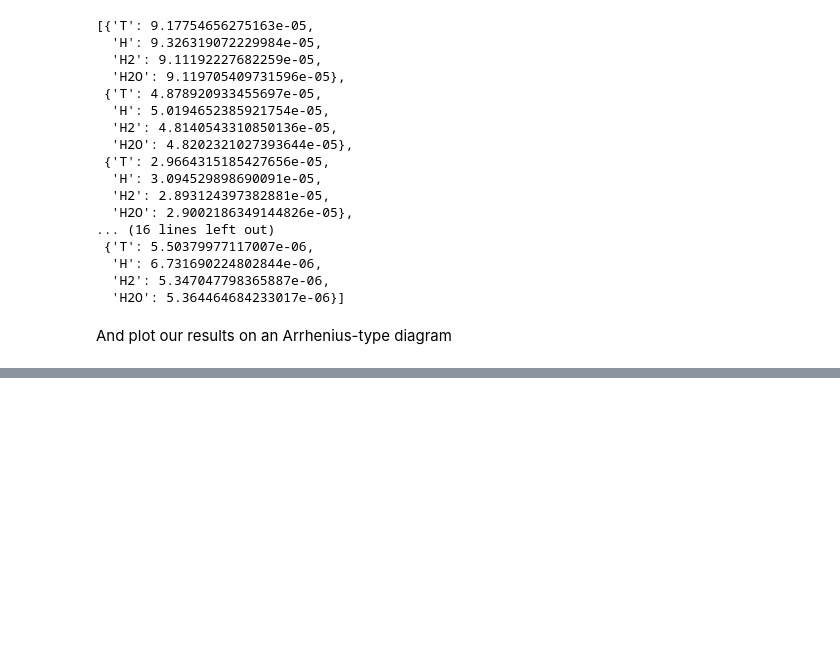
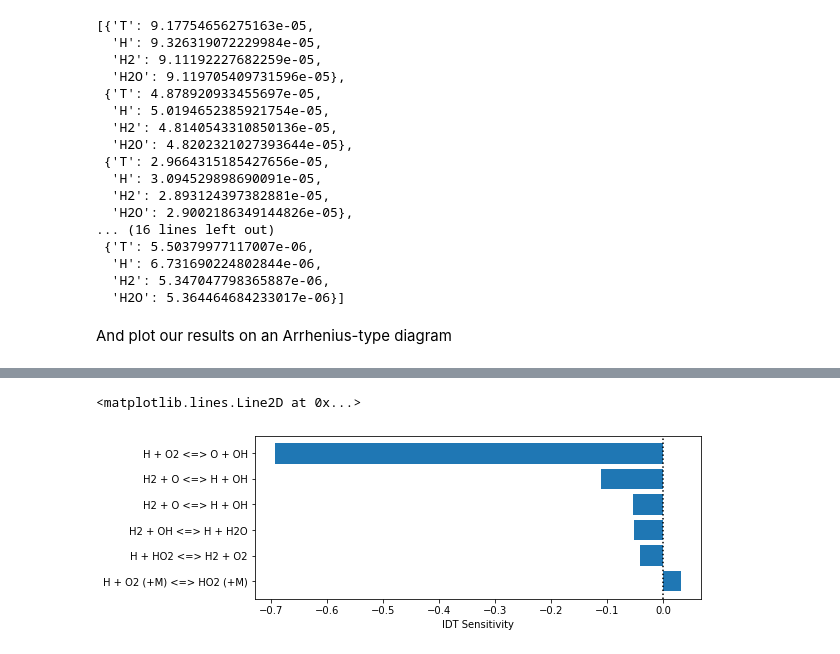
Before and after one commit to ajsusa/ME362B, a Jupyter notebook: notebooks/tutorial_2_cantera_functions.ipynb, the cells around one changed output, grey strips where cells are left out. Cells and saved outputs as stored; diff of their text form; code cells hidden in the pictures; blank space fills up the shorter version.

```diff
--- a/notebooks/tutorial_2_cantera_functions.ipynb
+++ b/notebooks/tutorial_2_cantera_functions.ipynb
@@ -941,0 +1086,9 @@ You will be asked to calculate such an activation energy as part of the problem
+# %%
+plt.figure(figsize=(8, 3))
+plt.barh(range(len(n_sort_sens)), n_sort_sens)
+plt.yticks(range(len(n_sort_sens)), n_sort_eqns)
+plt.xlabel('IDT Sensitivity')
+plt.axvline(0, ls=':', c='k')
+# %% [output]
+<matplotlib.lines.Line2D at 0x...>
+[figure, added]
```
Also changed, not shown: parts of 32 cells of this notebook.
